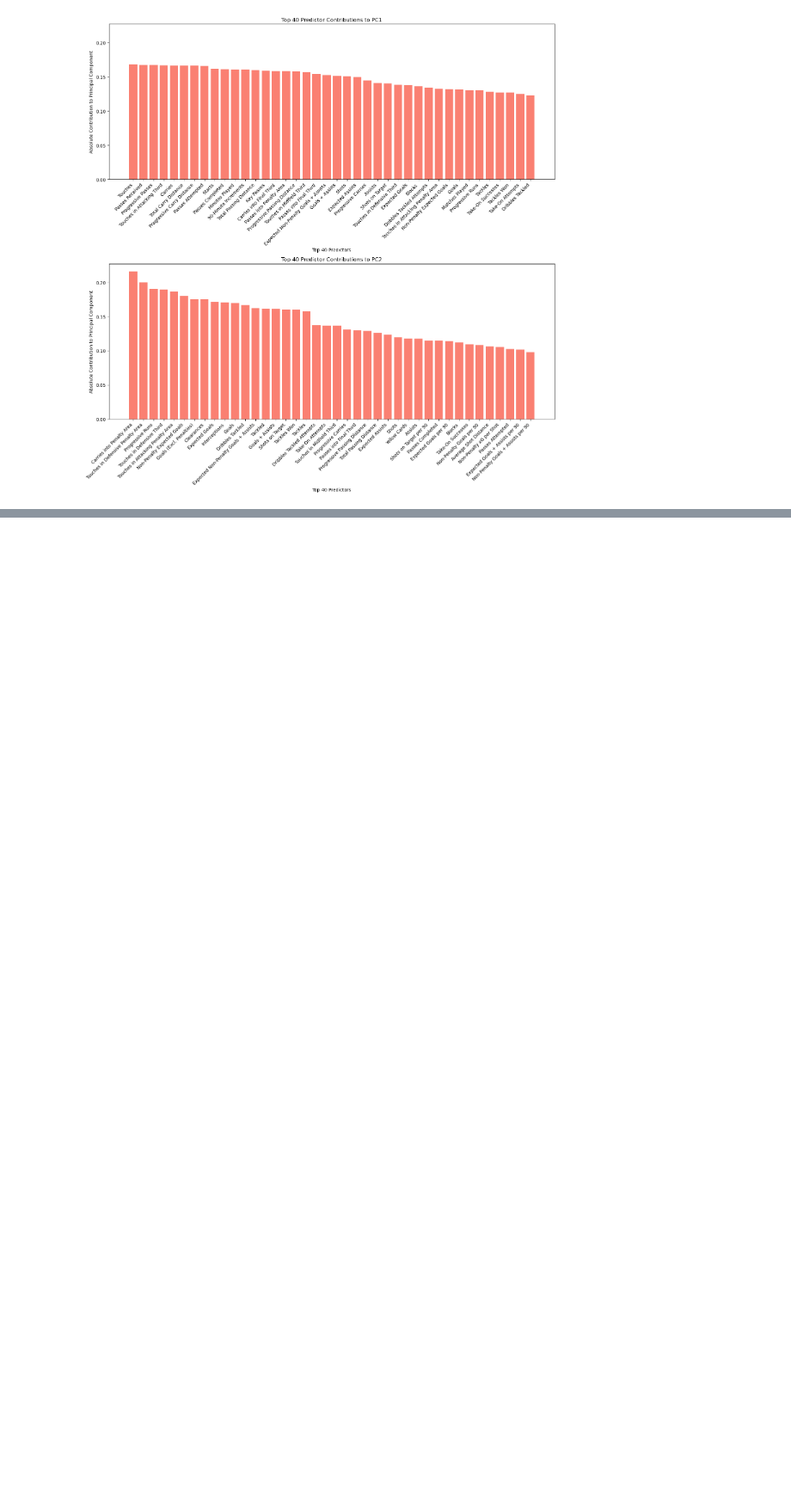
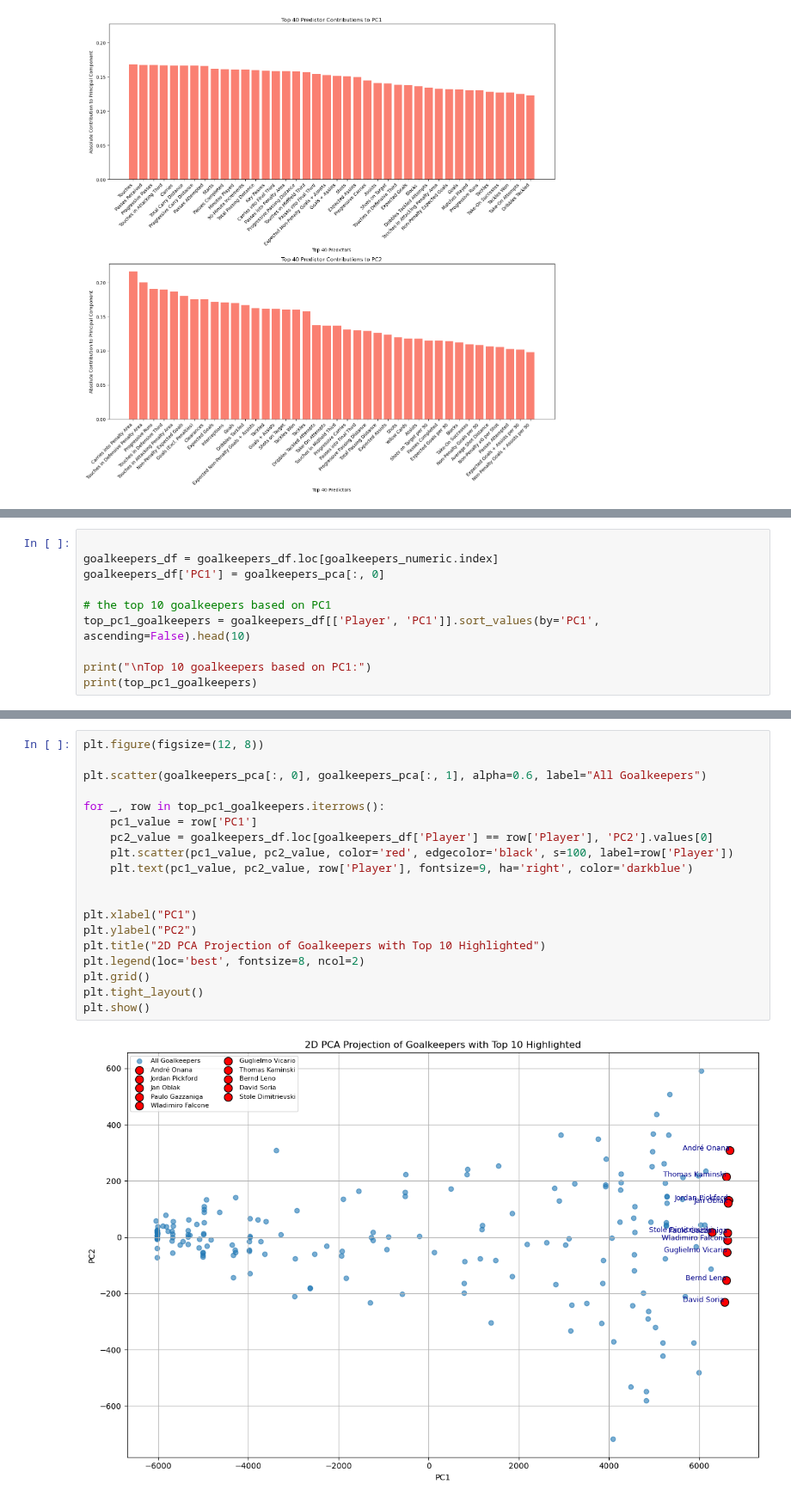
Before and after one commit to kezeani/109aproject, a Jupyter notebook: project.ipynb, the cells around one changed output, grey strips where cells are left out. Shown at 86% size. Saved outputs shown, nothing was run; the diff lists cells and outputs as text; blank space fills up the shorter version.

```diff
--- a/project.ipynb
+++ b/project.ipynb
@@ -491,0 +559,10 @@ plt.show()
+# %%
+
+goalkeepers_df = goalkeepers_df.loc[goalkeepers_numeric.index]
+goalkeepers_df['PC1'] = goalkeepers_pca[:, 0]
+
+# the top 10 goalkeepers based on PC1
+top_pc1_goalkeepers = goalkeepers_df[['Player', 'PC1']].sort_values(by='PC1', ascending=False).head(10)
+
+print("\nTop 10 goalkeepers based on PC1:")
+print(top_pc1_goalkeepers)
@@ -491,0 +582,21 @@ plt.show()
+# %%
+plt.figure(figsize=(12, 8))
+
+plt.scatter(goalkeepers_pca[:, 0], goalkeepers_pca[:, 1], alpha=0.6, label="All Goalkeepers")
+
+for _, row in top_pc1_goalkeepers.iterrows():
+    pc1_value = row['PC1']
+    pc2_value = goalkeepers_df.loc[goalkeepers_df['Player'] == row['Player'], 'PC2'].values[0]
+    plt.scatter(pc1_value, pc2_value, color='red', edgecolor='black', s=100, label=row['Player'])
+    plt.text(pc1_value, pc2_value, row['Player'], fontsize=9, ha='right', color='darkblue')
+
+
+plt.xlabel("PC1")
+plt.ylabel("PC2")
+plt.title("2D PCA Projection of Goalkeepers with Top 10 Highlighted")
+plt.legend(loc='best', fontsize=8, ncol=2)
+plt.grid()
+plt.tight_layout()
+plt.show()
+# %% [output]
+[figure, added]
```
Also changed, not shown: parts of 6 cells of this notebook.
